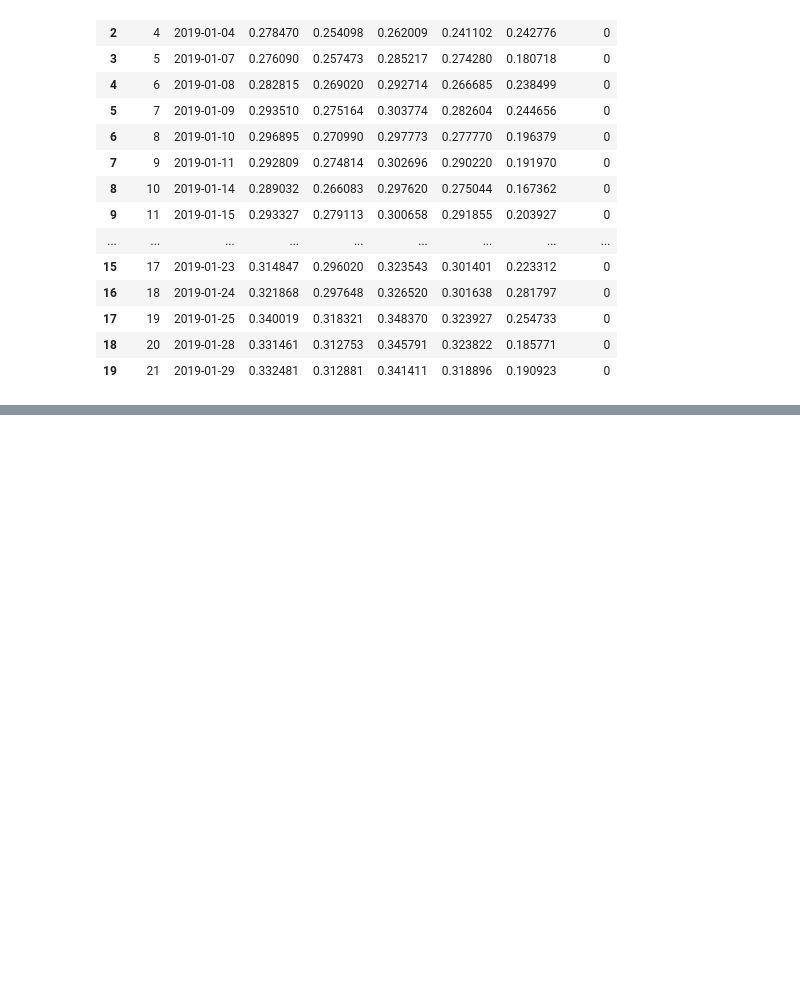
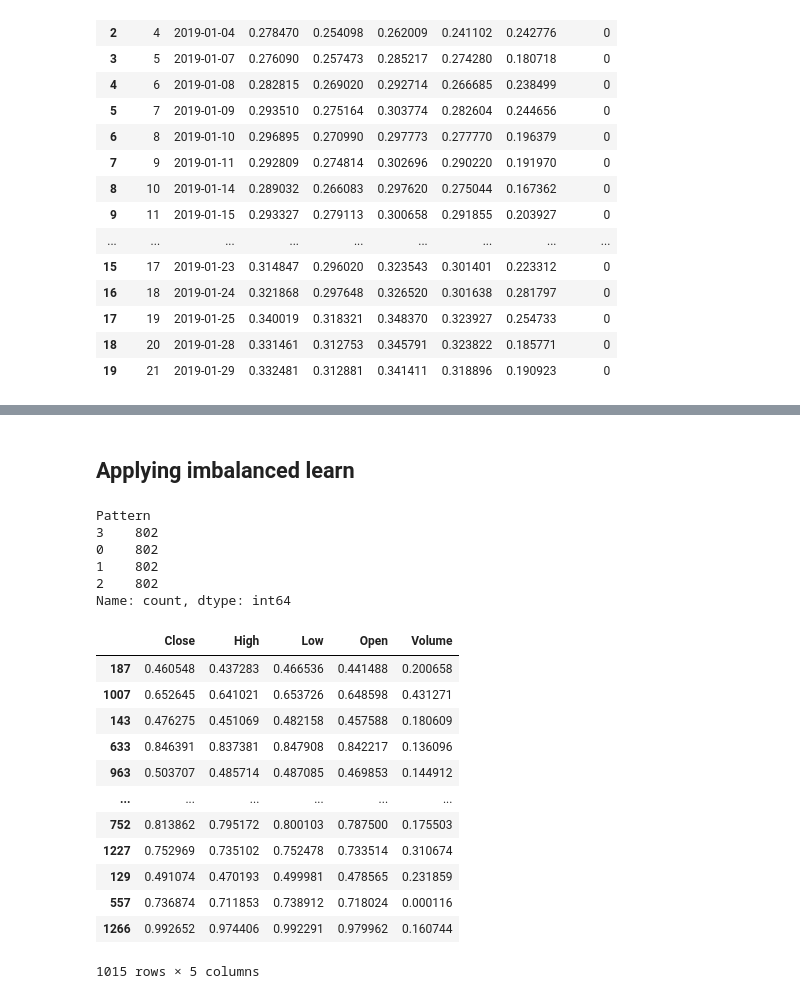
Before and after one commit to dophat1/candle_pattern, a Jupyter notebook: main.ipynb, the cells around one changed output, grey strips where cells are left out. Drawn from its saved outputs; the diff is of its cells as text; code cells hidden in the pictures; blank space fills up the shorter version.

```diff
--- a/main.ipynb
+++ b/main.ipynb
@@ -167,0 +204,7 @@ def forward_pass(X):
+# %%
+df_train, df_test = train_test_split(df, test_size = 0.2)
+# %%
+X_train = df_train[['Close', 'High', 'Low', 'Open', 'Volume']]
+X_test = df_test[['Close', 'High', 'Low', 'Open', 'Volume']]
+y_train = df_train['Pattern']
+y_test = df_test['Pattern']
@@ -167,0 +326,2 @@ def forward_pass(X):
+# %% [markdown]
+## Applying imbalanced learn
@@ -167,0 +331,25 @@ def forward_pass(X):
+# %%
+y_train_sm.value_counts()
+# %% [output]
+Pattern
+3    802
+0    802
+1    802
+2    802
+Name: count, dtype: int64
+# %%
+X_train
+# %% [output]
+|  | Close | High | Low | Open | Volume |
+| 187 | 0.460548 | 0.437283 | 0.466536 | 0.441488 | 0.200658 |
+| 1007 | 0.652645 | 0.641021 | 0.653726 | 0.648598 | 0.431271 |
+| 143 | 0.476275 | 0.451069 | 0.482158 | 0.457588 | 0.180609 |
+| 633 | 0.846391 | 0.837381 | 0.847908 | 0.842217 | 0.136096 |
+| 963 | 0.503707 | 0.485714 | 0.487085 | 0.469853 | 0.144912 |
+| ... | ... | ... | ... | ... | ... |
+| 752 | 0.813862 | 0.795172 | 0.800103 | 0.787500 | 0.175503 |
+| 1227 | 0.752969 | 0.735102 | 0.752478 | 0.733514 | 0.310674 |
+| 129 | 0.491074 | 0.470193 | 0.499981 | 0.478565 | 0.231859 |
+| 557 | 0.736874 | 0.711853 | 0.738912 | 0.718024 | 0.000116 |
+| 1266 | 0.992652 | 0.974406 | 0.992291 | 0.979962 | 0.160744 |
+1015 rows × 5 columns
```
Also changed, not shown: parts of 16 cells of this notebook.
